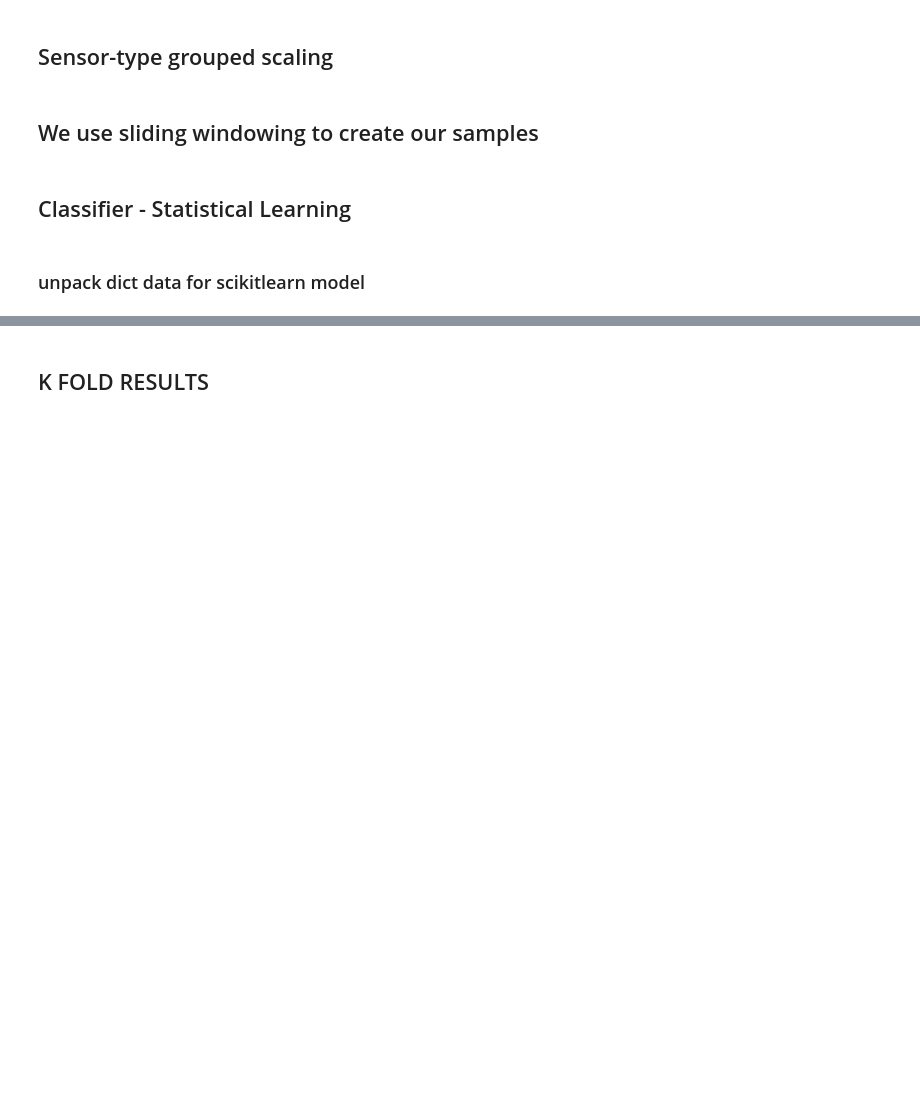
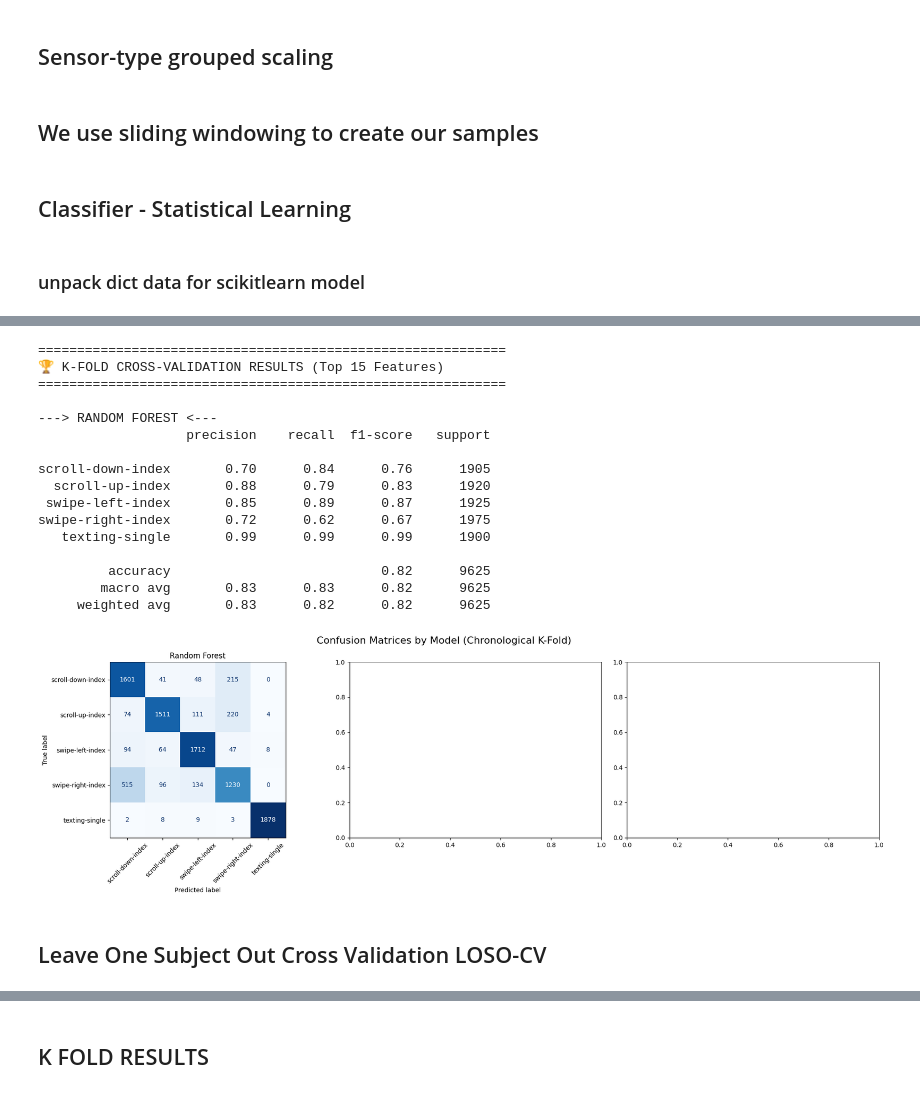
Before and after one commit to nderekk/IoT-Course-AIoT-project, a Jupyter notebook: feature_eng.ipynb, the cells around one changed output, grey strips where cells are left out. Saved outputs shown, nothing was run; the diff lists cells and outputs as text; code cells hidden in the pictures; blank space fills up the shorter version.

Commit message:
complete feature eng notebook, only thing left is to record testing set and add it at the end

```diff
--- a/feature_eng.ipynb
+++ b/feature_eng.ipynb
@@ -530,3 +331,23 @@ def window_and_filter_gestures(cleaned_gestures, ws=200, overlap=100, order=5, w
+# %%
+def drop_highly_correlated_features(X_train, X_val, threshold=0.95):
+    """
+    Identifies and drops highly correlated features using the Spearman method.
+    Fits on the training data only to prevent data leakage.
+    """
+    # 1. Calculate correlation matrix on training data
+    corr_matrix = X_train.corr(method='spearman').abs()
+
+    # 2. Select the upper triangle of the correlation matrix
+    upper = corr_matrix.where(np.triu(np.ones(corr_matrix.shape), k=1).astype(bool))
+
+    # 3. Find features with a correlation strictly greater than the threshold
+    to_drop = [column for column in upper.columns if any(upper[column] > threshold)]
+
+    # 4. Drop those features from both training and validation sets
+    X_train_clean = X_train.drop(columns=to_drop)
+    X_val_clean = X_val.drop(columns=to_drop)
+
+    return X_train_clean, X_val_clean, to_drop
 # %% [markdown]
 ## Classifier - Statistical Learning
 # %% [markdown]
@@ -576 +488,53 @@ def process_fold(gestures_train, gestures_val):
+# %%
+# --- EVALUATION AND VISUALIZATION ---
+from sklearn.metrics import classification_report, ConfusionMatrixDisplay
+import matplotlib.pyplot as plt
+
+# 1. Print Text Reports
+print("="*60)
+print("🏆 K-FOLD CROSS-VALIDATION RESULTS (Top 15 Features)")
+print("="*60)
+
+for model_name, y_pred in all_y_pred.items():
+    print(f"\n---> {model_name.upper()} <---")
+    # zero_division=0 suppresses warnings if a model totally fails on a class
+    print(classification_report(all_y_true, y_pred, zero_division=0))
+
+# 2. Plot Side-by-Side Confusion Matrices
+fig, axes = plt.subplots(1, 3, figsize=(20, 6))
+fig.suptitle('Confusion Matrices by Model (Chronological K-Fold)', fontsize=16)
+
+for ax, (model_name, y_pred) in zip(axes, all_y_pred.items()):
+    ConfusionMatrixDisplay.from_predictions(
+        all_y_true,
+        y_pred,
+        ax=ax,
+        cmap='Blues',
+        colorbar=False,
+        xticks_rotation=45
+    )
+    ax.set_title(model_name)
+
+plt.tight_layout()
+plt.show()
+# %% [output]
+============================================================
+🏆 K-FOLD CROSS-VALIDATION RESULTS (Top 15 Features)
+============================================================
+
+---> RANDOM FOREST <---
+                   precision    recall  f1-score   support
+
+scroll-down-index       0.70      0.84      0.76      1905
+  scroll-up-index       0.88      0.79      0.83      1920
+ swipe-left-index       0.85      0.89      0.87      1925
+swipe-right-index       0.72      0.62      0.67      1975
+   texting-single       0.99      0.99      0.99      1900
+
+         accuracy                           0.82      9625
+        macro avg       0.83      0.83      0.82      9625
+     weighted avg       0.83      0.82      0.82      9625
+[figure, new version]
+# %% [markdown]
+## Leave One Subject Out Cross Validation LOSO-CV
 # %%
```
Also changed, not shown: parts of 23 cells of this notebook.
